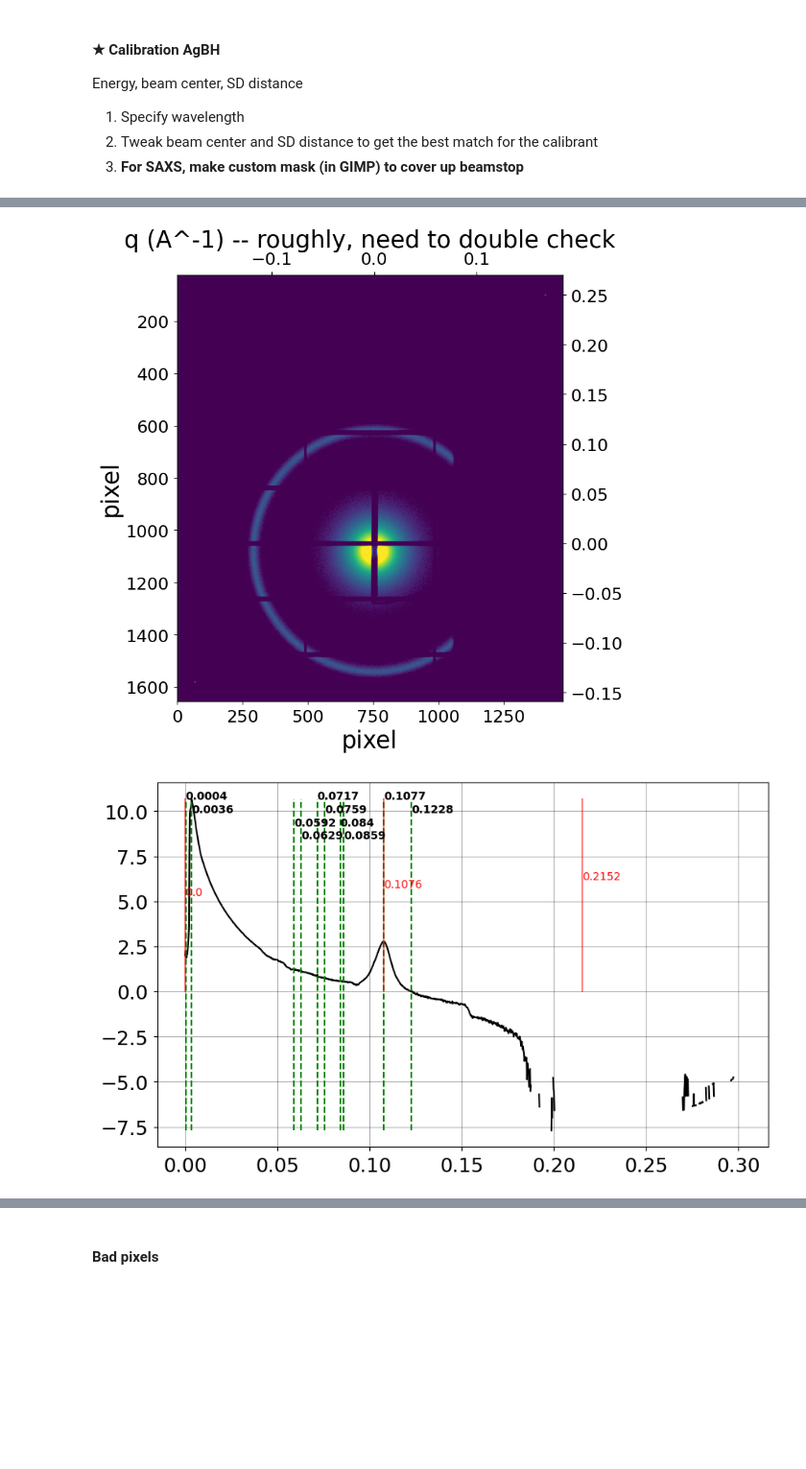
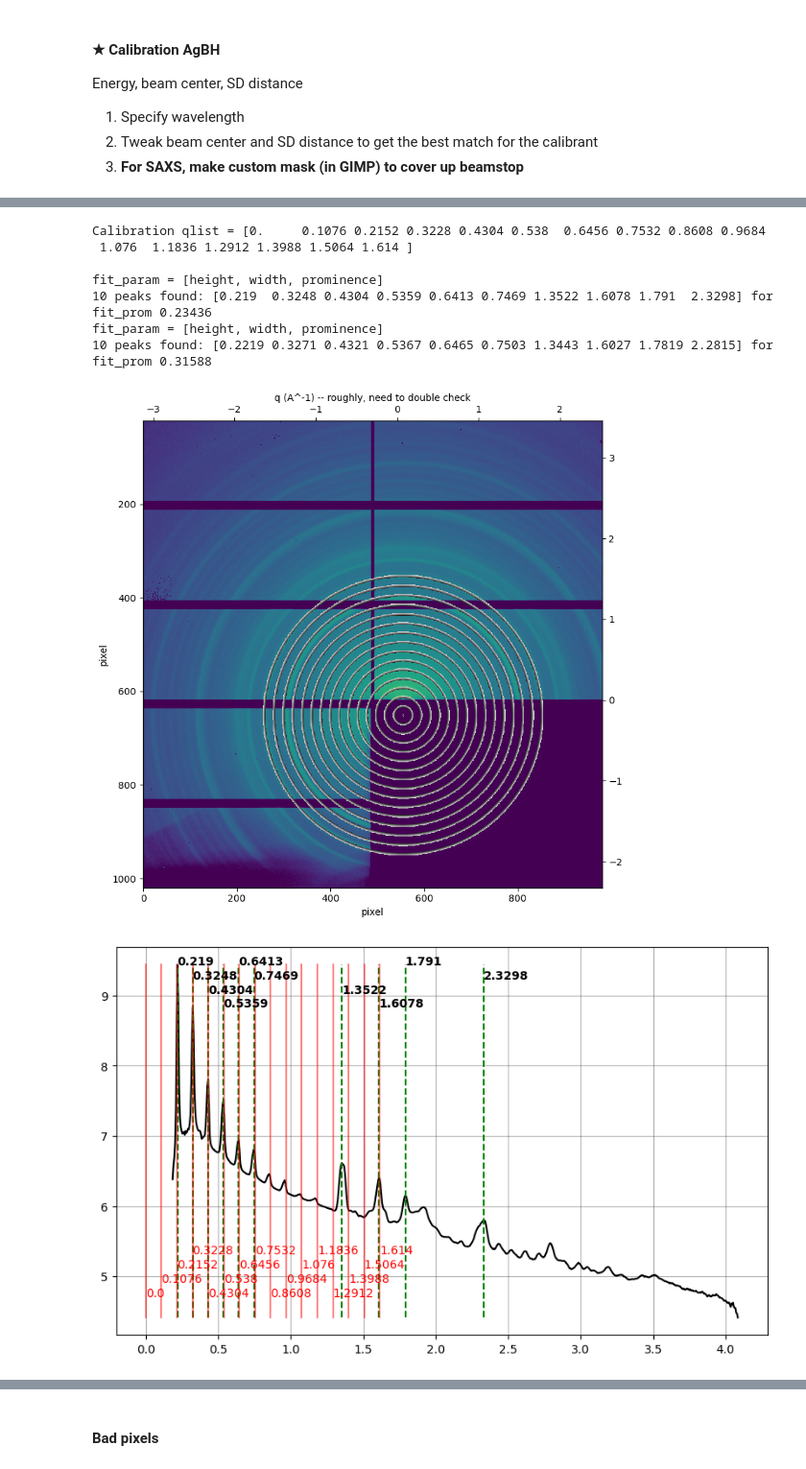
Before and after one commit to CFN-softbio/SciAnalysis, a Jupyter notebook: examples/beamlines/NSLSII_11BM_CMS/UShell/SciAnalysis_Basic_v2_SWAXS.ipynb, the cells around one changed output, grey strips where cells are left out. Shown at 96% size. Saved outputs shown, nothing was run; the diff lists cells and outputs as text; code cells hidden in the pictures; blank space fills up the shorter version.

```diff
--- a/examples/beamlines/NSLSII_11BM_CMS/UShell/SciAnalysis_Basic_v2_SWAXS.ipynb
+++ b/examples/beamlines/NSLSII_11BM_CMS/UShell/SciAnalysis_Basic_v2_SWAXS.ipynb
@@ -117,9 +117,10 @@ Energy, beam center, SD distance
 2. Tweak beam center and SD distance to get the best match for the calibrant
 3. __For SAXS, make custom mask (in GIMP) to cover up beamstop__
 # %%
-EXPR_DIR = '/nsls2/data/cms/legacy/xf11bm/data/2024_1/beamline/ETsai/ATaylor/'
-DET = 'saxs'
-flag_stitch = 1 #for mask for batch processing
+#EXPR_DIR = '/nsls2/data/cms/legacy/xf11bm/data/2024_1/LLoo/test/'
+EXPR_DIR = '/nsls2/data/cms/legacy/xf11bm/data/2024_1/LLoo/test3/'
+DET = 'maxs'
+flag_stitch = 0 #for mask for batch processing
 
 exp = Experiment.experiment('Ag', folder=EXPR_DIR, det=DET, beamline='None') ##Experiment name: rbitrary or related to the sample name
 pattern = '*Ag*5.00*'
@@ -166,15 +167,19 @@ elif 'maxs' in DET:
     calibration = Calibration(wavelength_A=0.9184) #13.5 keV
     calibration.set_image_size(981, height=1043) # Pilatus1M
     calibration.set_pixel_size(pixel_size_um=172.0)
-    calibration.set_beam_position(738, 650)
-
-    calibration.set_distance(0.126-0.025)
+    calibration.set_beam_position(555, 1043-392)  #2024-C1 Loo
+    calibration.set_distance(0.212)
 
     mask_dir = SciAnalysis_PATH + '/SciAnalysis/XSAnalysis/masks/'
-    mask = Mask(mask_dir+'Dectris/Pilatus800k_gaps-mask.png')
+    if flag_stitch==0:
+        mask = Mask(mask_dir+'Dectris/Pilatus800k2_gaps-mask.png')
+    else:
+        mask = Mask(mask_dir+'Dectris/Pilatus800k2_generic-mask.png')
+    #if 1:
+    #    custom_mask = EXPR_DIR+'maxs/analysis/mask.png'
+    #    mask.load(custom_mask)
 
-
-
+####################################################################3
 load_args = { 'calibration' : calibration,
              'mask' : mask,
              }
@@ -193,7 +198,7 @@ infile_fullpath = folder+'/'+det+'/raw/'+exp.dict['rawinfo']['filename'][-1]+'_'
 data = process.load(infile_fullpath, calibration=calibration, mask=mask, run_args=run_args)
 circular_average_0 = data.circular_average_q_bin(error=False)
 # linecut_qr_0 = data.linecut_qz(qr=0, dq=0.02) # WAXS
-linecut_qr_0 = data.linecut_qr(qz=0.0, dq=0.005) #(qz=0, dq=0.002*10)
+linecut_0 = data.linecut_qz(qr=0.0, dq=0.005, qmode='qx') #(qz=0, dq=0.002*10)
 
 ### Save to PNG for defining mask in GIMP
 output_dir = folder+'/'+det+'/analysis/calibration_check/'
@@ -209,7 +214,7 @@ data.plot_image(outfile, zmax=3500)
 
 plt.figure(1, figsize=(8,8)); plt.clf()
 ax1 = plt.gca()
-ax1.imshow(np.log(data.data+3), vmin=2, vmax=7); #plt.colorbar()
+ax1.imshow(np.log(data.data+3), vmin=4, vmax=9); #plt.colorbar()
 ax1.set_xlabel('pixel'); ax1.set_ylabel('pixel')
 
 q_data = data.remesh_qr_bin(**run_args)
@@ -222,7 +227,7 @@ ax2.set_ylabel('q (A^-1)')
 plt.tight_layout()
 
 ### Plot calibrant rings
-dq = 0.0001
+dq = 0.02
 qlist = [0]
 if 'AgBH' in run_args and run_args['AgBH']:
     q0 = 0.1076
@@ -245,7 +250,7 @@ for q in qlist:
 ## Plot 1D
 if 1:
     flag_log = [1, 0]
-    for ii, line in enumerate([circular_average_0, linecut_qr_0]):
+    for ii, line in enumerate([circular_average_0, linecut_0]):
         plt.figure(ii+2, figsize=(10,6)); plt.clf()
         q_peaks = Tools.plot_peaks(line, N_peaks_find = 10, fit_param=[0, 1, 0.01], flag_log=flag_log, line_color='k', label_color='g', roundup=4, verbose=1)  #Tools.rand_color(0.5, 0.8)
 
@@ -271,2 +268,9 @@ fit_param = [height, width, prominence]
+Calibration qlist = [0.     0.1076 0.2152 0.3228 0.4304 0.538  0.6456 0.7532 0.8608 0.9684
+ 1.076  1.1836 1.2912 1.3988 1.5064 1.614 ]
+
+fit_param = [height, width, prominence]
+10 peaks found: [0.219  0.3248 0.4304 0.5359 0.6413 0.7469 1.3522 1.6078 1.791  2.3298] for fit_prom 0.23436
+fit_param = [height, width, prominence]
+10 peaks found: [0.2219 0.3271 0.4321 0.5367 0.6465 0.7503 1.3443 1.6027 1.7819 2.2815] for fit_prom 0.31588
-[figure, old version]
+[figure, new version]
-[figure, old version]
+[figure, new version]
```
Also changed, not shown: parts of 31 cells of this notebook.
